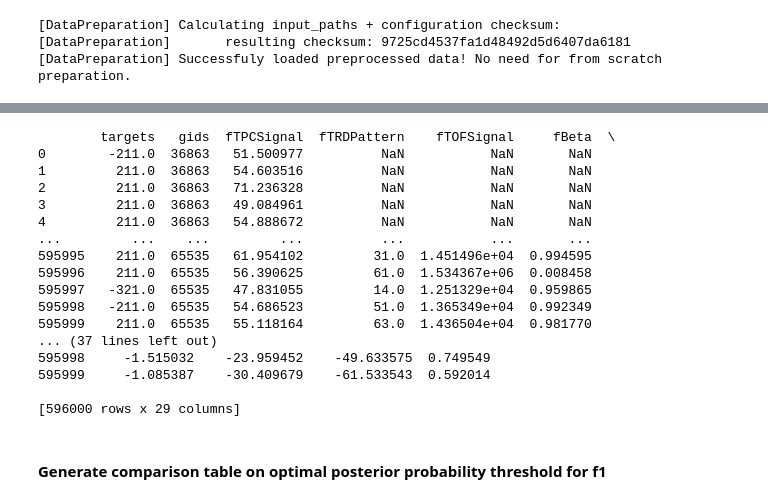
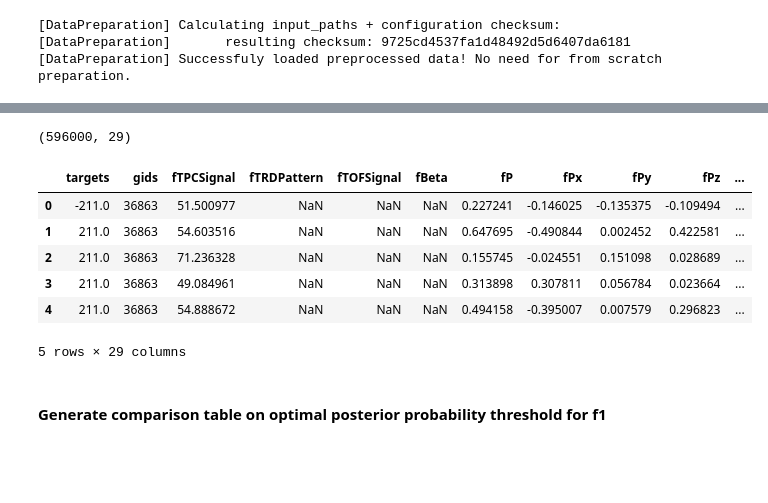
Before and after one commit to mytkom/AlicePIDML, a Jupyter notebook: notebooks/compare_models.ipynb, the cells around one changed output, grey strips where cells are left out. Drawn from its saved outputs; the diff is of its cells as text; code cells hidden in the pictures; blank space fills up the shorter version.

```diff
--- a/notebooks/compare_models.ipynb
+++ b/notebooks/compare_models.ipynb
@@ -65,34 +66,25 @@ test_results["nSigma < 1.0"] = data_prep.get_nsigma_test_results(target_code, th
 # %%
 test_dl = data_prep.create_dataloaders(
     {
         Split.TEST: 1 # not used
     },
     {
         Split.TEST: 1 # not used
     },
     False, False)[0]
 
 test_data_unwrapped = test_dl.unwrap()
+print(test_data_unwrapped.shape)
+test_data_unwrapped.head()
+# %% [output]
+(596000, 29)
+|  | targets | gids | fTPCSignal | fTRDPattern | fTOFSignal | fBeta | fP | fPx | fPy | fPz | ... |
+| 0 | -211.0 | 36863 | 51.500977 | NaN | NaN | NaN | 0.227241 | -0.146025 | -0.135375 | -0.109494 | ... |
+| 1 | 211.0 | 36863 | 54.603516 | NaN | NaN | NaN | 0.647695 | -0.490844 | 0.002452 | 0.422581 | ... |
+| 2 | 211.0 | 36863 | 71.236328 | NaN | NaN | NaN | 0.155745 | -0.024551 | 0.151098 | 0.028689 | ... |
+| 3 | 211.0 | 36863 | 49.084961 | NaN | NaN | NaN | 0.313898 | 0.307811 | 0.056784 | 0.023664 | ... |
+| 4 | 211.0 | 36863 | 54.888672 | NaN | NaN | NaN | 0.494158 | -0.395007 | 0.007579 | 0.296823 | ... |
+5 rows × 29 columns
-# %%
-print(test_data_unwrapped)
-# %% [output]
-        targets   gids  fTPCSignal  fTRDPattern    fTOFSignal     fBeta  \
-0        -211.0  36863   51.500977          NaN           NaN       NaN
-1         211.0  36863   54.603516          NaN           NaN       NaN
-2         211.0  36863   71.236328          NaN           NaN       NaN
-3         211.0  36863   49.084961          NaN           NaN       NaN
-4         211.0  36863   54.888672          NaN           NaN       NaN
-...         ...    ...         ...          ...           ...       ...
-595995    211.0  65535   61.954102         31.0  1.451496e+04  0.994595
-595996    211.0  65535   56.390625         61.0  1.534367e+06  0.008458
-595997   -321.0  65535   47.831055         14.0  1.251329e+04  0.959865
-595998   -211.0  65535   54.686523         51.0  1.365349e+04  0.992349
-595999    211.0  65535   55.118164         63.0  1.436504e+04  0.981770
-... (37 lines left out)
-595998     -1.515032    -23.959452    -49.633575  0.749549
-595999     -1.085387    -30.409679    -61.533543  0.592014
-
-[596000 rows x 29 columns]
 # %% [markdown]
 #### Generate comparison table on optimal posterior probability threshold for f1
 # %%
```
Also changed, not shown: parts of 2 cells of this notebook, 10 other files.
